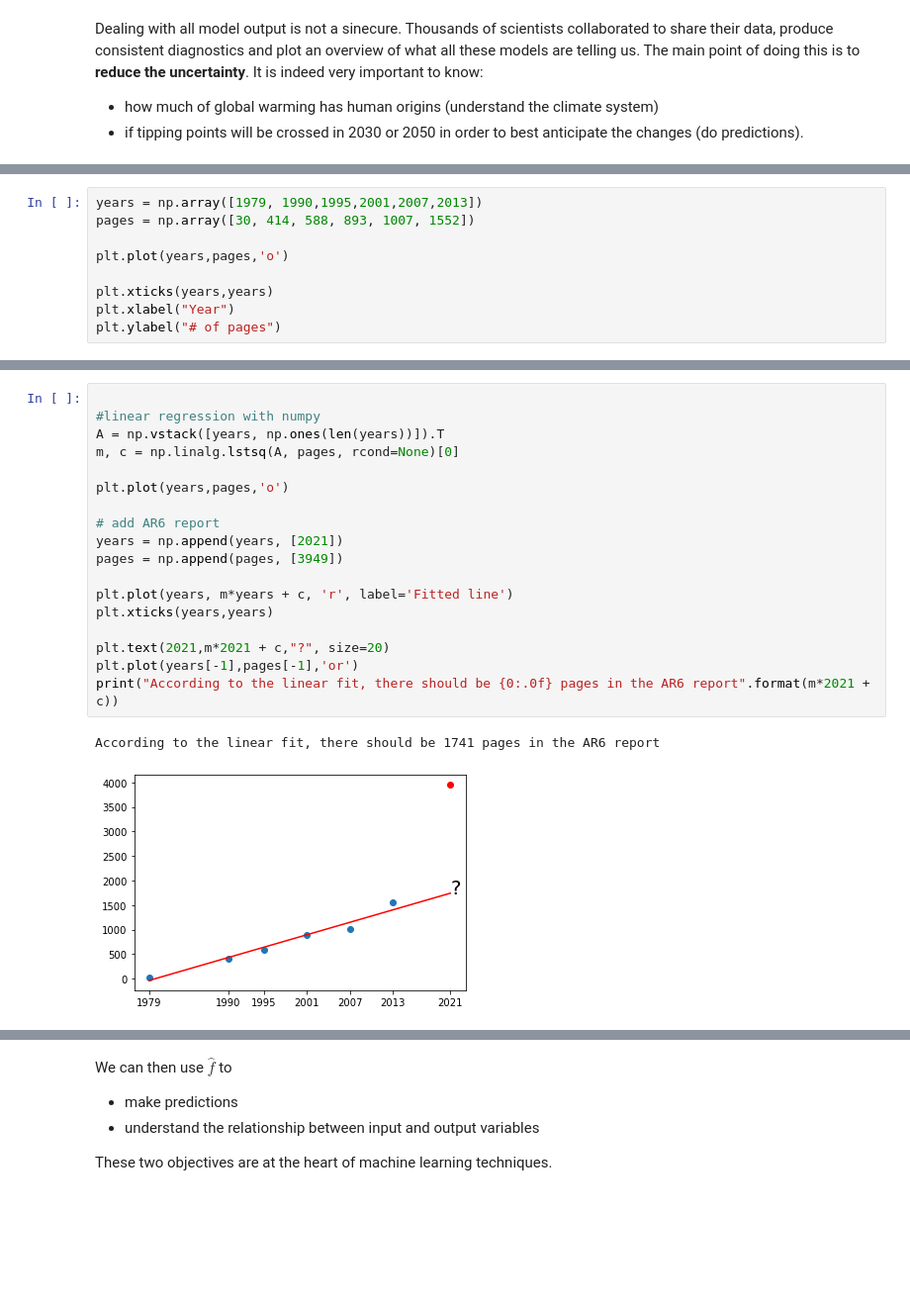
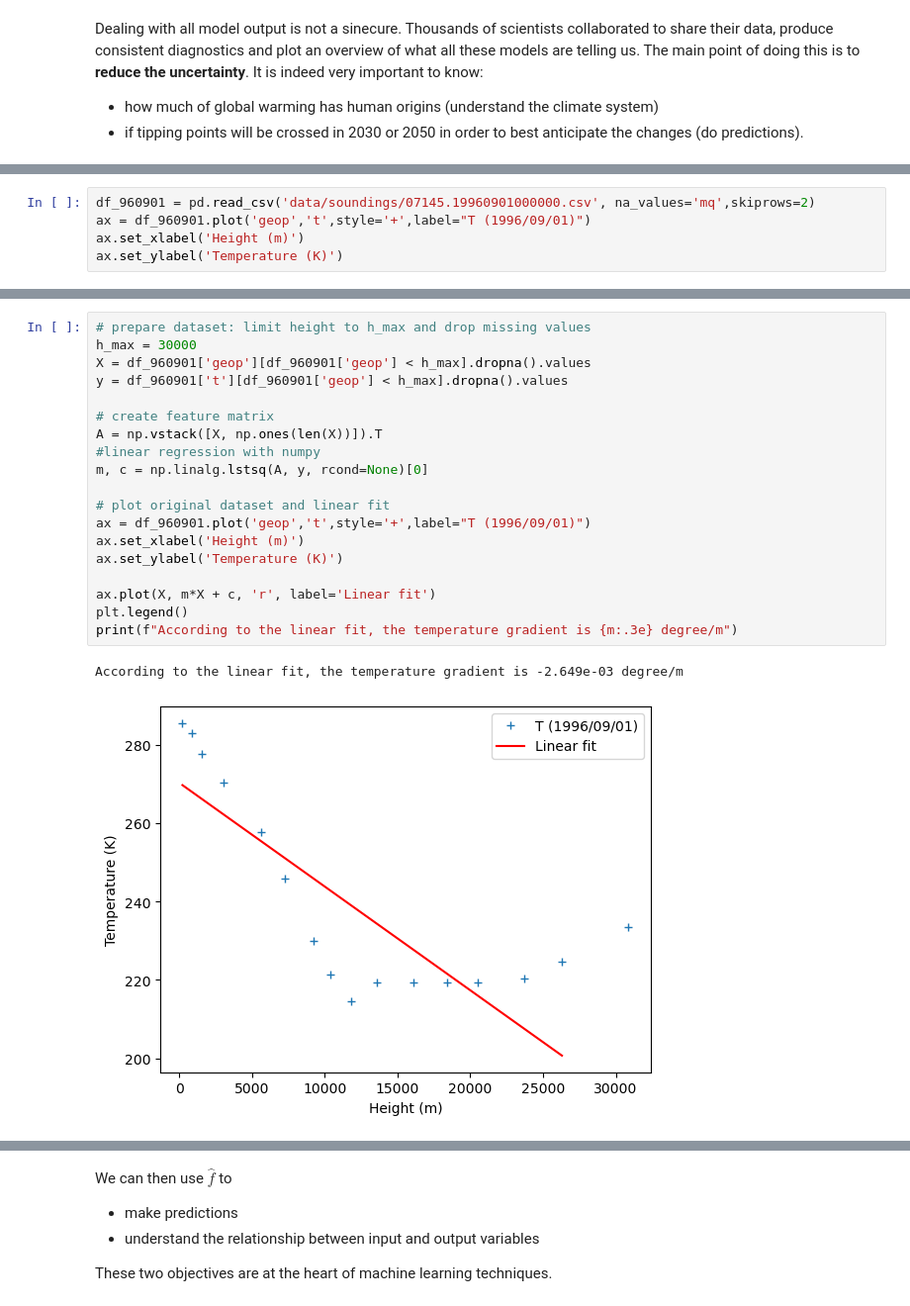
Before and after one commit to Pchambet/ml4climate, a Jupyter notebook: book/notebooks/01_introduction.ipynb, the cells around one changed output, grey strips where cells are left out. Shown at 99% size. Drawn from its saved outputs; the diff is of its cells as text; blank space fills up the shorter version.

```diff
--- a/book/notebooks/01_introduction.ipynb
+++ b/book/notebooks/01_introduction.ipynb
@@ -56,10 +58,6 @@ import matplotlib.pyplot as plt
 # %%
-years = np.array([1979, 1990,1995,2001,2007,2013])
-pages = np.array([30, 414, 588, 893, 1007, 1552])
-
-plt.plot(years,pages,'o')
-
-plt.xticks(years,years)
-plt.xlabel("Year")
-plt.ylabel("# of pages")
+df_960901 = pd.read_csv('data/soundings/07145.19960901000000.csv', na_values='mq',skiprows=2)
+ax = df_960901.plot('geop','t',style='+',label="T (1996/09/01)")
+ax.set_xlabel('Height (m)')
+ax.set_ylabel('Temperature (K)')
 # %% [output]
@@ -81,24 +77,25 @@ Latter on, we will study neural networks with millions of parameters which may g
 
 Needless to say that it is important to try **simple methods first** before going to more complicated algorithms... Even if simple models are sometimes [too simple](https://en.wikipedia.org/wiki/Anscombe%27s_quartet).
 # %%
+# prepare dataset: limit height to h_max and drop missing values
+h_max = 30000
+X = df_960901['geop'][df_960901['geop'] < h_max].dropna().values
+y = df_960901['t'][df_960901['geop'] < h_max].dropna().values
 
+# create feature matrix
+A = np.vstack([X, np.ones(len(X))]).T
 #linear regression with numpy
-A = np.vstack([years, np.ones(len(years))]).T
-m, c = np.linalg.lstsq(A, pages, rcond=None)[0]
+m, c = np.linalg.lstsq(A, y, rcond=None)[0]
 
-plt.plot(years,pages,'o')
+# plot original dataset and linear fit
+ax = df_960901.plot('geop','t',style='+',label="T (1996/09/01)")
+ax.set_xlabel('Height (m)')
+ax.set_ylabel('Temperature (K)')
 
-# add AR6 report
-years = np.append(years, [2021])
-pages = np.append(pages, [3949])
-
-plt.plot(years, m*years + c, 'r', label='Fitted line')
-plt.xticks(years,years)
-
-plt.text(2021,m*2021 + c,"?", size=20)
-plt.plot(years[-1],pages[-1],'or')
-print("According to the linear fit, there should be {0:.0f} pages in the AR6 report".format(m*2021 + c))
+ax.plot(X, m*X + c, 'r', label='Linear fit')
+plt.legend()
+print(f"According to the linear fit, the temperature gradient is {m:.3e} degree/m")
 # %% [output]
-According to the linear fit, there should be 1741 pages in the AR6 report
+According to the linear fit, the temperature gradient is -2.649e-03 degree/m
-[figure, old version]
+[figure, new version]
 # %% [markdown]
```
Also changed, not shown: parts of 46 cells of this notebook, 4 other files.
